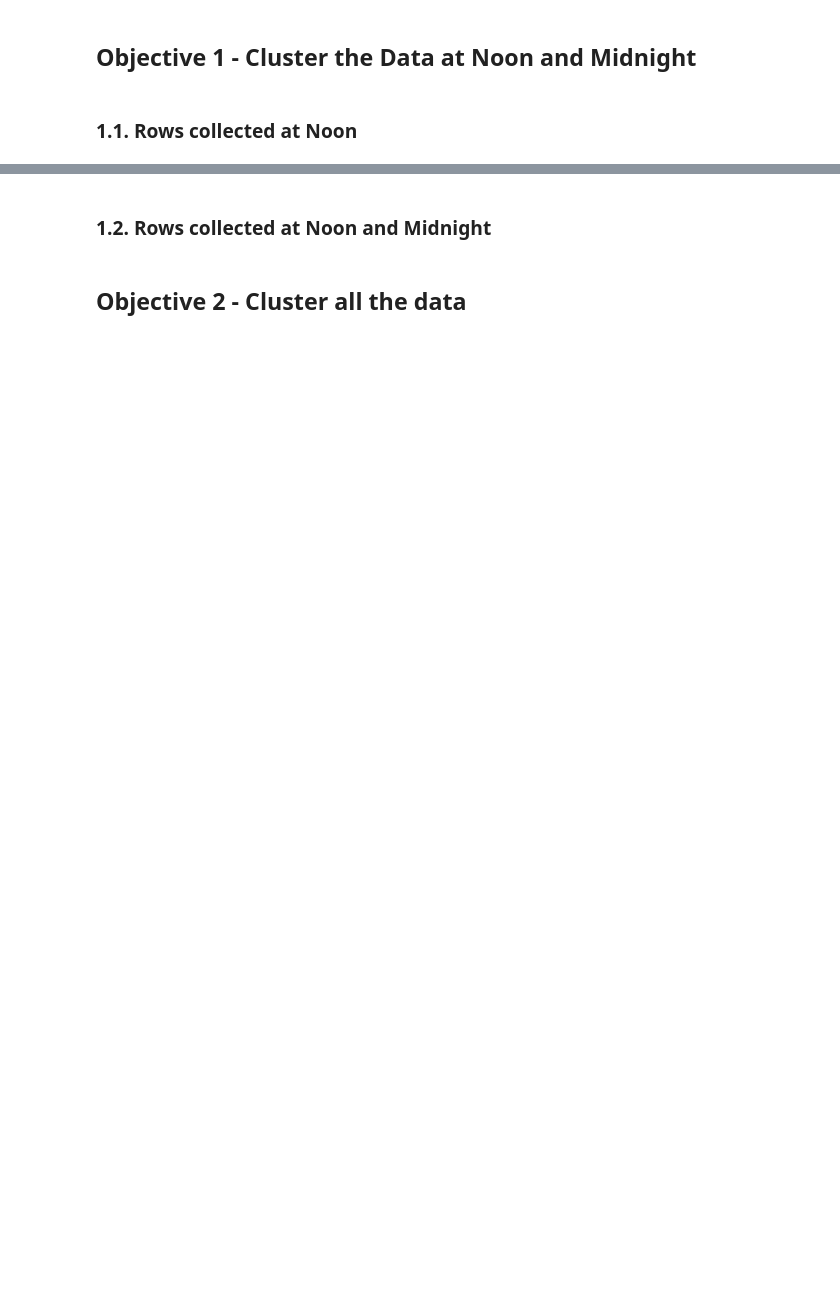
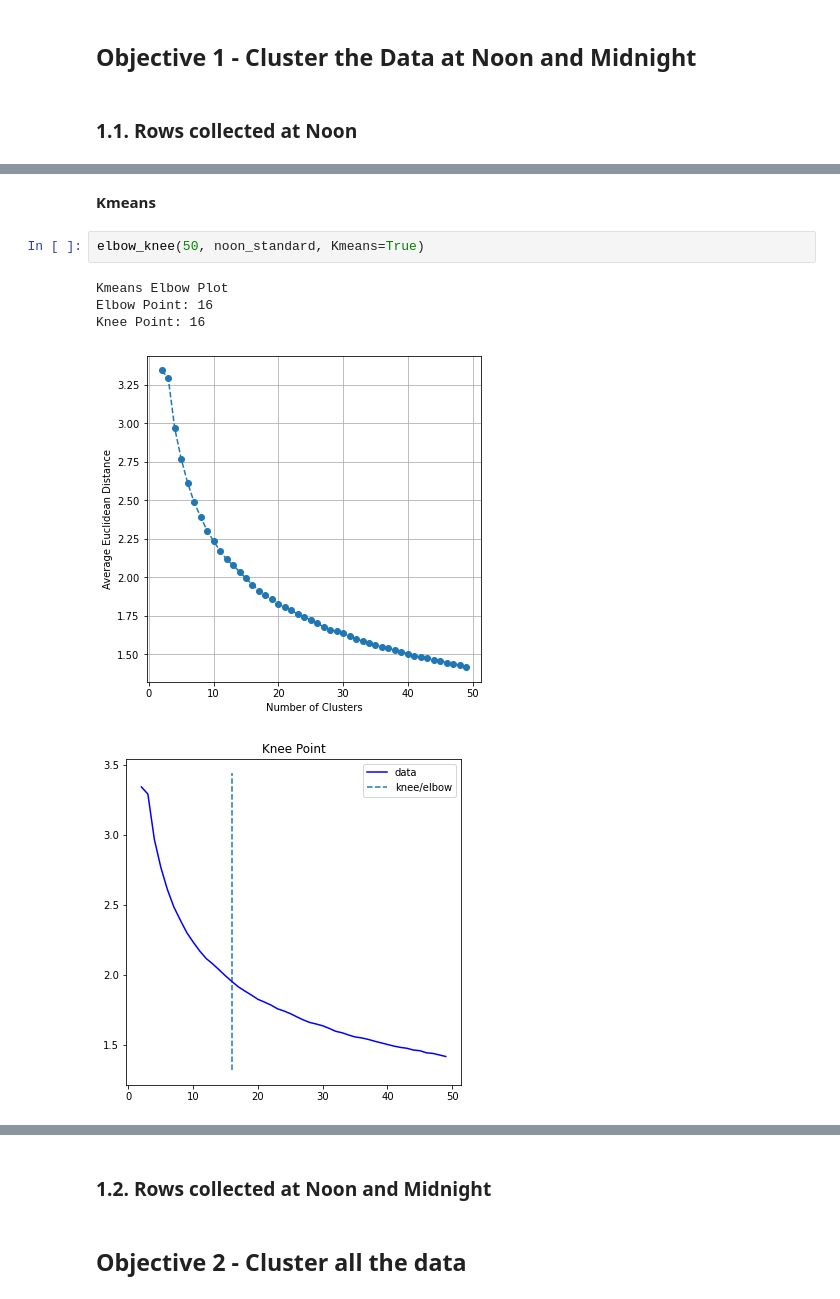
Before and after one commit to ray2g/Data-Mining-Projects, a Jupyter notebook: Homework Assignment 4/PD_TPC4_script.ipynb, the cells around one changed output, grey strips where cells are left out. Cells and saved outputs as stored; diff of their text form; blank space fills up the shorter version.

Commit message:
create elbow functions; split cluster analysis fucntion in 3

```diff
--- a/Homework Assignment 4/PD_TPC4_script.ipynb
+++ b/Homework Assignment 4/PD_TPC4_script.ipynb
@@ -289,0 +320,10 @@ cluster_analysis_results
+# %% [markdown]
+**Kmeans**
+# %%
+elbow_knee(50, noon_standard, Kmeans=True)
+# %% [output]
+Kmeans Elbow Plot
+Elbow Point: 16
+Knee Point: 16
+[figure, added]
+[figure, added]
```
Also changed, not shown: parts of 21 cells of this notebook.
